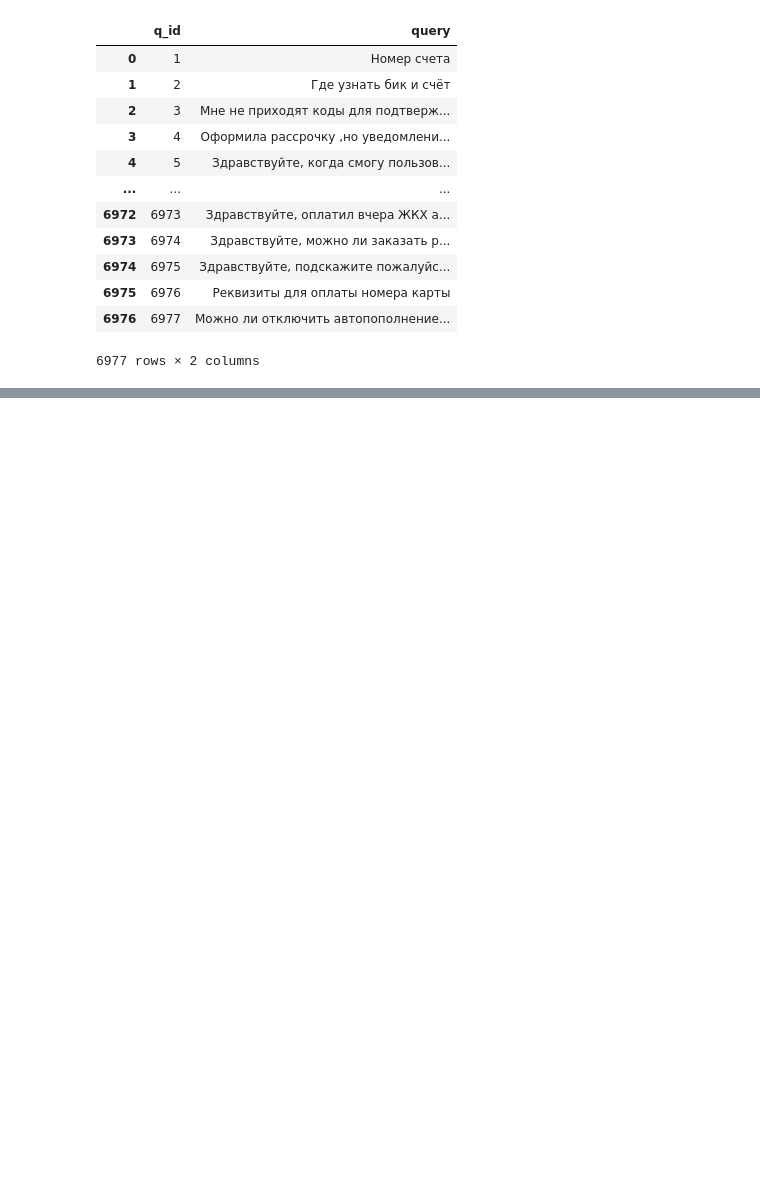
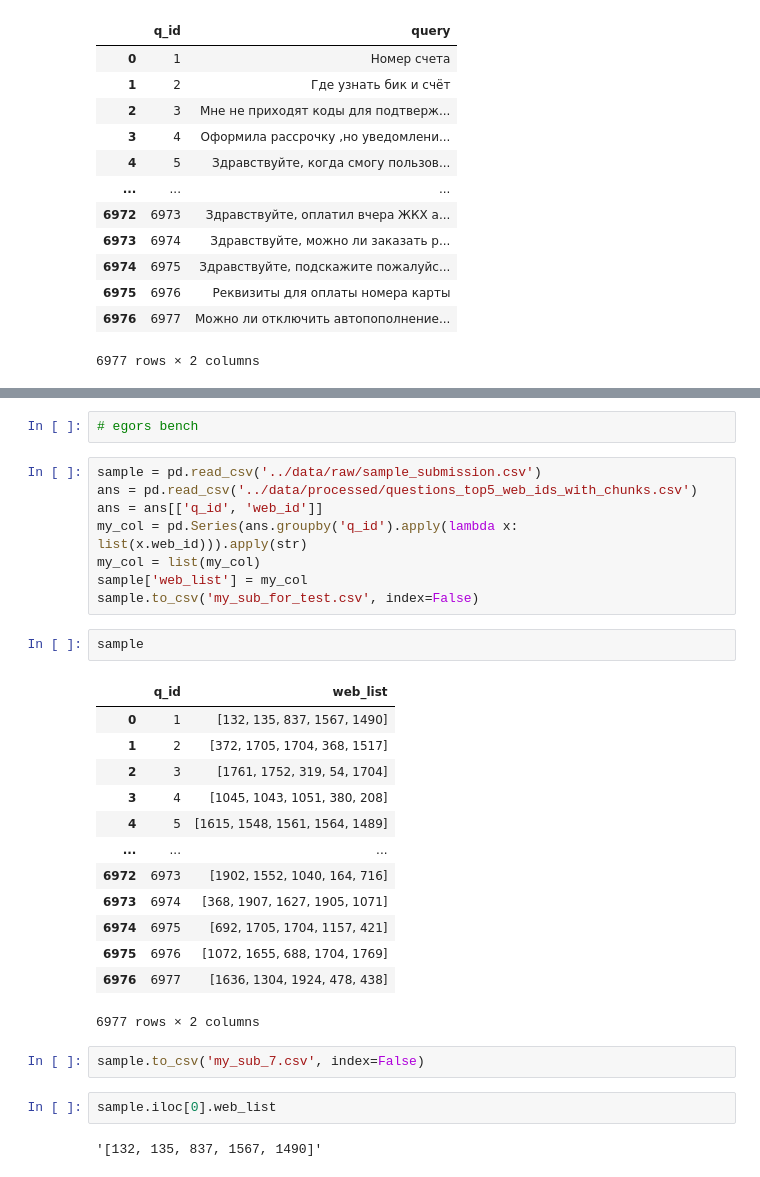
Before and after one commit to V-L-A-P-P/AURA, a Jupyter notebook: notebooks/notebook_0.ipynb, the cells around one changed output, grey strips where cells are left out. Cells and saved outputs as stored; diff of their text form; blank space fills up the shorter version.

```diff
--- a/notebooks/notebook_0.ipynb
+++ b/notebooks/notebook_0.ipynb
@@ -152,0 +359,32 @@ questions
+# %%
+# egors bench
+# %%
+sample = pd.read_csv('../data/raw/sample_submission.csv')
+ans = pd.read_csv('../data/processed/questions_top5_web_ids_with_chunks.csv')
+ans = ans[['q_id', 'web_id']]
+my_col = pd.Series(ans.groupby('q_id').apply(lambda x: list(x.web_id))).apply(str)
+my_col = list(my_col)
+sample['web_list'] = my_col
+sample.to_csv('my_sub_for_test.csv', index=False)
+# %%
+sample
+# %% [output]
+|  | q_id | web_list |
+| 0 | 1 | [132, 135, 837, 1567, 1490] |
+| 1 | 2 | [372, 1705, 1704, 368, 1517] |
+| 2 | 3 | [1761, 1752, 319, 54, 1704] |
+| 3 | 4 | [1045, 1043, 1051, 380, 208] |
+| 4 | 5 | [1615, 1548, 1561, 1564, 1489] |
+| ... | ... | ... |
+| 6972 | 6973 | [1902, 1552, 1040, 164, 716] |
+| 6973 | 6974 | [368, 1907, 1627, 1905, 1071] |
+| 6974 | 6975 | [692, 1705, 1704, 1157, 421] |
+| 6975 | 6976 | [1072, 1655, 688, 1704, 1769] |
+| 6976 | 6977 | [1636, 1304, 1924, 478, 438] |
+6977 rows × 2 columns
+# %%
+sample.to_csv('my_sub_7.csv', index=False)
+# %%
+sample.iloc[0].web_list
+# %% [output]
+'[132, 135, 837, 1567, 1490]'
```
Also changed, not shown: parts of 31 cells of this notebook, 24 other files.
